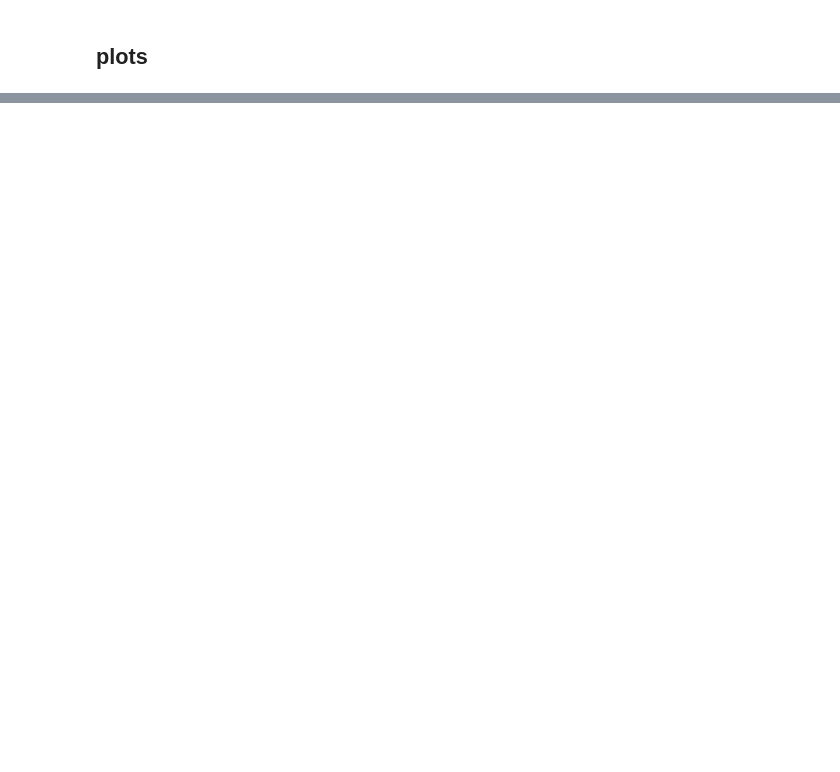
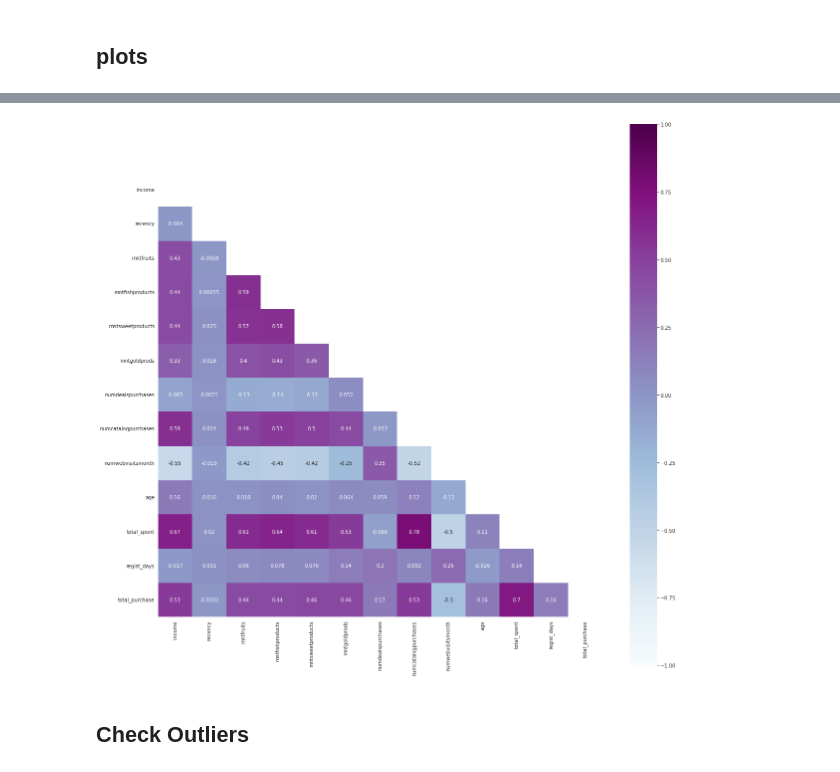
Before and after one commit to shushak/Customer-Segmentation-Project, a Jupyter notebook: Customer_Segmentation_Project.ipynb, the cells around one changed output, grey strips where cells are left out. Saved outputs shown, nothing was run; the diff lists cells and outputs as text; code cells hidden in the pictures; blank space fills up the shorter version.

```diff
--- a/Customer_Segmentation_Project.ipynb
+++ b/Customer_Segmentation_Project.ipynb
@@ -158,9 +195,9 @@ df["dt_customer"] = pd.to_datetime(df["dt_customer"])
 # %%
 #The rest of columns should be categorical:
 
-list= df[["complain","response","acceptedcmp1",'acceptedcmp2',"acceptedcmp3",'acceptedcmp4','acceptedcmp5']]
+list= df[["id","complain","response","acceptedcmp1",'acceptedcmp2',"acceptedcmp3",'acceptedcmp4','acceptedcmp5']]
 
-df[["complain","response","acceptedcmp1",'acceptedcmp2',"acceptedcmp3",'acceptedcmp4','acceptedcmp5']]=list.astype(str)
+df[["id","complain","response","acceptedcmp1",'acceptedcmp2',"acceptedcmp3",'acceptedcmp4','acceptedcmp5']]=list.astype(str)
 # %%
 # We confirm the data type are now correct
 df.info()
@@ -234,2 +258,0 @@ def clean_marital_status(x):
-# %%
-df["marital_status"]= list(map(clean_marital_status, df["marital_status"]))
@@ -237,0 +259,2 @@ TypeError: 'DataFrame' object is not callable
+# %%
+df['marital_status']=df['marital_status'].replace({"Married": 'relationship', "Together": 'relationship', "Single": 'single', "Alone": 'single', "Divorced": 'single', "Widow": 'single', 'Absurd': "other", "YOLO": "other" })
@@ -317,0 +478,3 @@ with sns.axes_style("white"):
+# %%
+#a few columns are highly correlated with each other (<0,8), that's why we will drop some columns
+df = df.drop(columns = ['mntwines', 'mntmeatproducts', 'numwebpurchases','numstorepurchases'])
@@ -317,0 +491,11 @@ with sns.axes_style("white"):
+# %%
+corr = df.corr()
+mask = np.zeros_like(corr)
+mask[np.triu_indices_from(mask)] = True
+with sns.axes_style("white"):
+    f, ax = plt.subplots(figsize=(20, 20))
+    ax = sns.heatmap(corr, mask=mask,cmap = "BuPu", vmin=-1,vmax=1,annot=True, square=True)
+# %% [output]
+[figure, added]
+# %% [markdown]
+## Check Outliers
```
Also changed, not shown: parts of 41 cells of this notebook.
